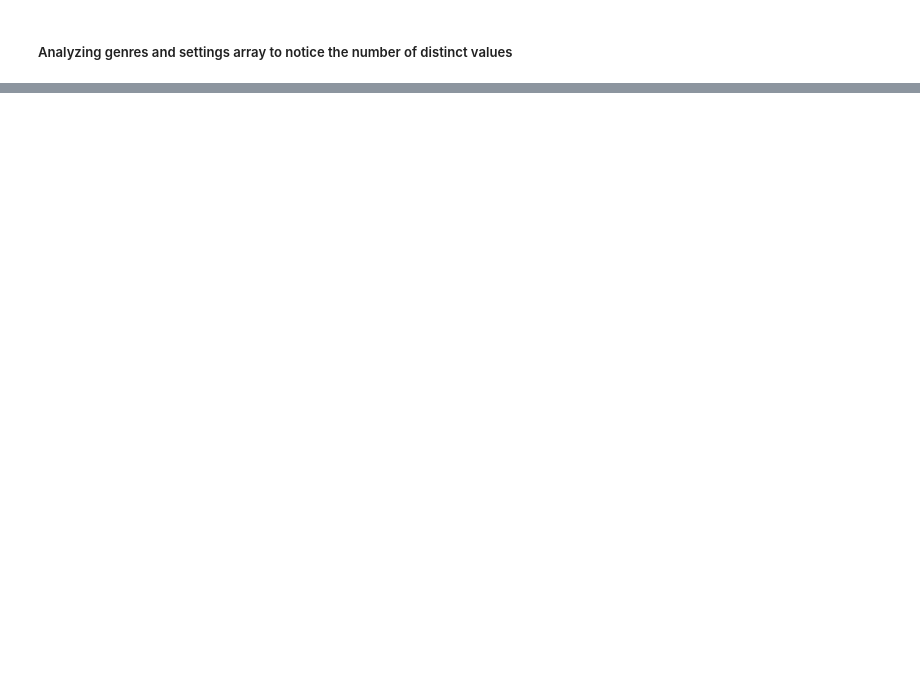
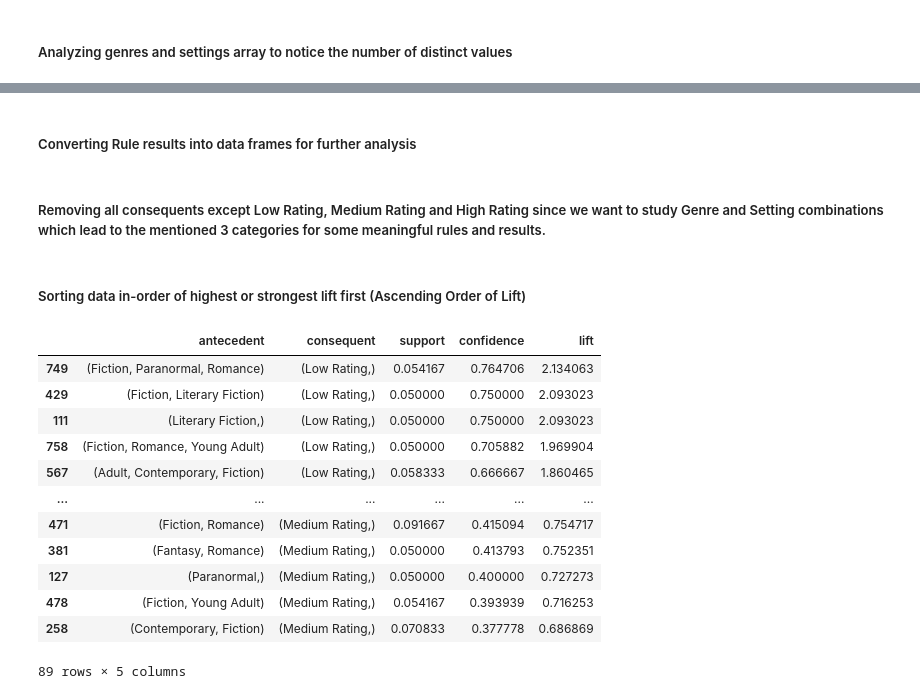
Before and after one commit to tanujkher/AssociationRuleGoodreadsBookGenreSettingRating, a Jupyter notebook: associationRule.ipynb, the cells around one changed output, grey strips where cells are left out. Drawn from its saved outputs; the diff is of its cells as text; code cells hidden in the pictures; blank space fills up the shorter version.

Commit message:
Adding Apriori rule generation related code, consequent result only Rating filter and lift sort code

```diff
--- a/associationRule.ipynb
+++ b/associationRule.ipynb
@@ -280,0 +338,5 @@ plt.show()
+# %%
+from efficient_apriori import apriori
+
+itemsets_genre, rules_genre = apriori(data_transformed_genres, min_support=0.05, min_confidence=0.3)
+itemsets_setting, rules_setting = apriori(data_transformed_settings, min_support=0.05, min_confidence=0.3)
@@ -280,0 +360,55 @@ plt.show()
+# %% [markdown]
+<h5>Converting Rule results into data frames for further analysis</h5>
+# %%
+# function to convert rule results to dataframe
+def rules_to_df(rules):
+    return pd.DataFrame([{
+        'antecedent': tuple(rule.lhs),
+        'consequent': tuple(rule.rhs),
+        'support': rule.support,
+        'confidence': rule.confidence,
+        'lift': rule.lift
+    } for rule in rules])
+
+rules_genre_df = rules_to_df(rules_genre)
+rules_setting_df = rules_to_df(rules_setting)
+
+# rules_genre_df.head()
+# rules_setting_df.head()
+# %% [markdown]
+<h5>Removing all consequents except Low Rating, Medium Rating and High Rating since we want to study Genre and Setting combinations which lead to the mentioned 3 categories for some meaningful rules and results.</h5>
+# %%
+rating_labels = {"High Rating", "Medium Rating", "Low Rating"}
+
+rules_genre_filtered = rules_genre_df[
+    rules_genre_df['consequent'].apply(
+        lambda x: len(x) == 1 and x[0] in rating_labels
+    )
+]
+
+rules_setting_filtered = rules_setting_df[
+    rules_setting_df['consequent'].apply(
+        lambda x: len(x) == 1 and x[0] in rating_labels
+    )
+]
+# %% [markdown]
+<h5>Sorting data in-order of highest or strongest lift first (Ascending Order of Lift)</h5>
+# %%
+rules_genre_sorted = rules_genre_filtered.sort_values(by='lift', ascending=False)
+rules_setting_sorted = rules_setting_filtered.sort_values(by='lift', ascending=False)
+
+rules_genre_sorted
+# %% [output]
+|  | antecedent | consequent | support | confidence | lift |
+| 749 | (Fiction, Paranormal, Romance) | (Low Rating,) | 0.054167 | 0.764706 | 2.134063 |
+| 429 | (Fiction, Literary Fiction) | (Low Rating,) | 0.050000 | 0.750000 | 2.093023 |
+| 111 | (Literary Fiction,) | (Low Rating,) | 0.050000 | 0.750000 | 2.093023 |
+| 758 | (Fiction, Romance, Young Adult) | (Low Rating,) | 0.050000 | 0.705882 | 1.969904 |
+| 567 | (Adult, Contemporary, Fiction) | (Low Rating,) | 0.058333 | 0.666667 | 1.860465 |
+| ... | ... | ... | ... | ... | ... |
+| 471 | (Fiction, Romance) | (Medium Rating,) | 0.091667 | 0.415094 | 0.754717 |
+| 381 | (Fantasy, Romance) | (Medium Rating,) | 0.050000 | 0.413793 | 0.752351 |
+| 127 | (Paranormal,) | (Medium Rating,) | 0.050000 | 0.400000 | 0.727273 |
+| 478 | (Fiction, Young Adult) | (Medium Rating,) | 0.054167 | 0.393939 | 0.716253 |
+| 258 | (Contemporary, Fiction) | (Medium Rating,) | 0.070833 | 0.377778 | 0.686869 |
+89 rows × 5 columns
```
Also changed, not shown: parts of 11 cells of this notebook.
